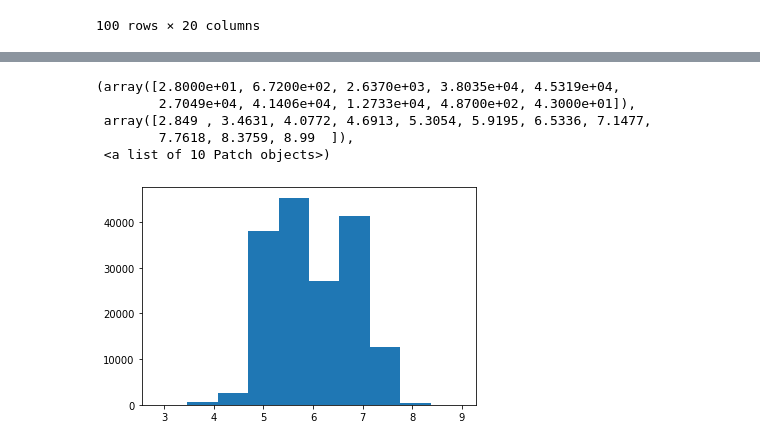
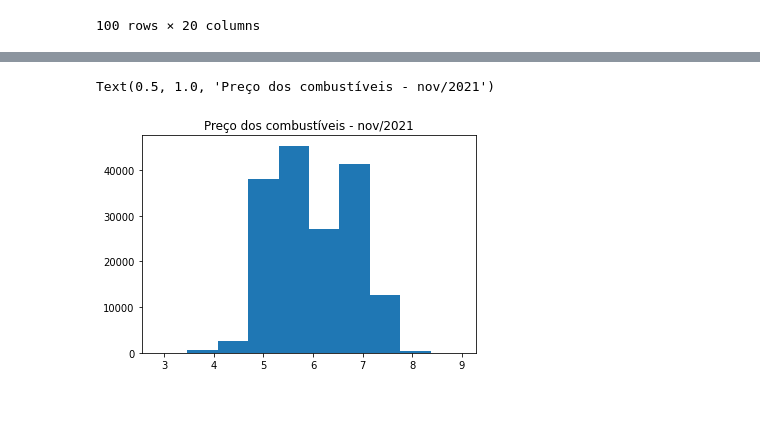
Before and after one commit to thayseps/CursodeExtensaoPythonPandas, a Jupyter notebook: segundo_exemplo_em_python_pandas.ipynb, the cells around one changed output, grey strips where cells are left out. Saved outputs shown, nothing was run; the diff lists cells and outputs as text; code cells hidden in the pictures; blank space fills up the shorter version.

```diff
--- a/segundo_exemplo_em_python_pandas.ipynb
+++ b/segundo_exemplo_em_python_pandas.ipynb
@@ -282,15 +282,13 @@ None
 # %%
 #vamos brincar de gráficos
 import matplotlib.pyplot as plt #não nativa, mas praticamente nativa pq geral usa
 plt.hist(combustiveis_df['Valor de Venda'])
 #hist>>histograma
 #vamos colocar um título  no gráfico
-plt.tittle('Valor médio dos combustíveis - nov/2021')
-#.tittle() >>  põe título
+plt.title('Preço dos combustíveis - nov/2021')
+#.title() >>  põe título
+
+#rótulo horizontal
 # %% [output]
-(array([2.8000e+01, 6.7200e+02, 2.6370e+03, 3.8035e+04, 4.5319e+04,
-        2.7049e+04, 4.1406e+04, 1.2733e+04, 4.8700e+02, 4.3000e+01]),
- array([2.849 , 3.4631, 4.0772, 4.6913, 5.3054, 5.9195, 6.5336, 7.1477,
-        7.7618, 8.3759, 8.99  ]),
- <a list of 10 Patch objects>)
+Text(0.5, 1.0, 'Preço dos combustíveis - nov/2021')
-[figure, old version]
+[figure, new version]
```
